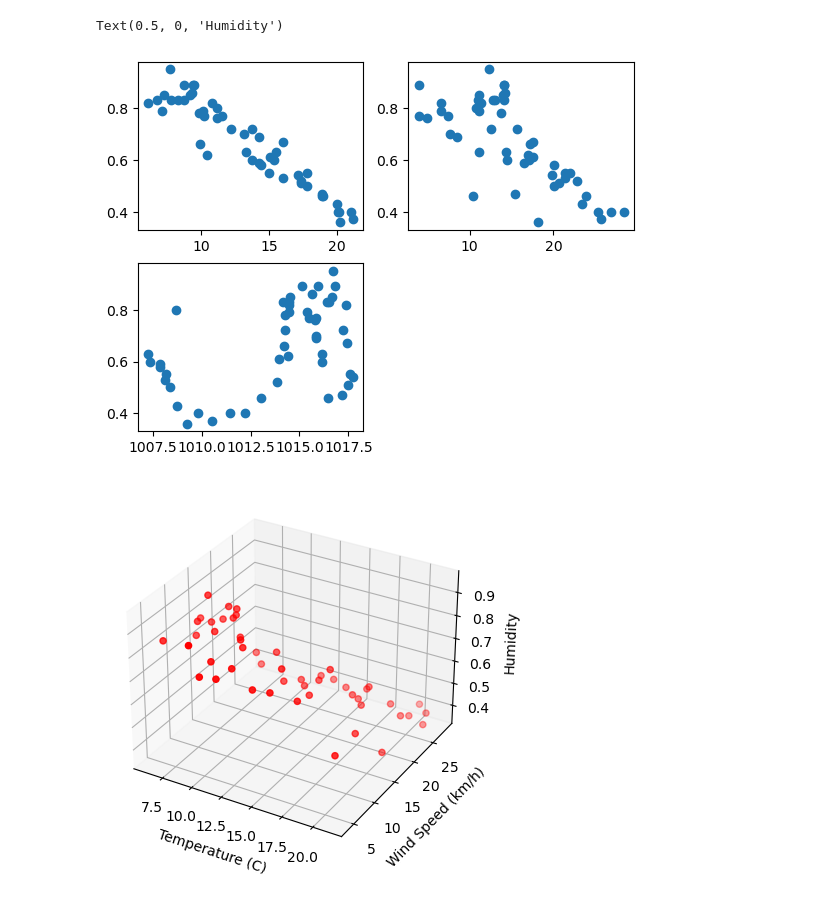
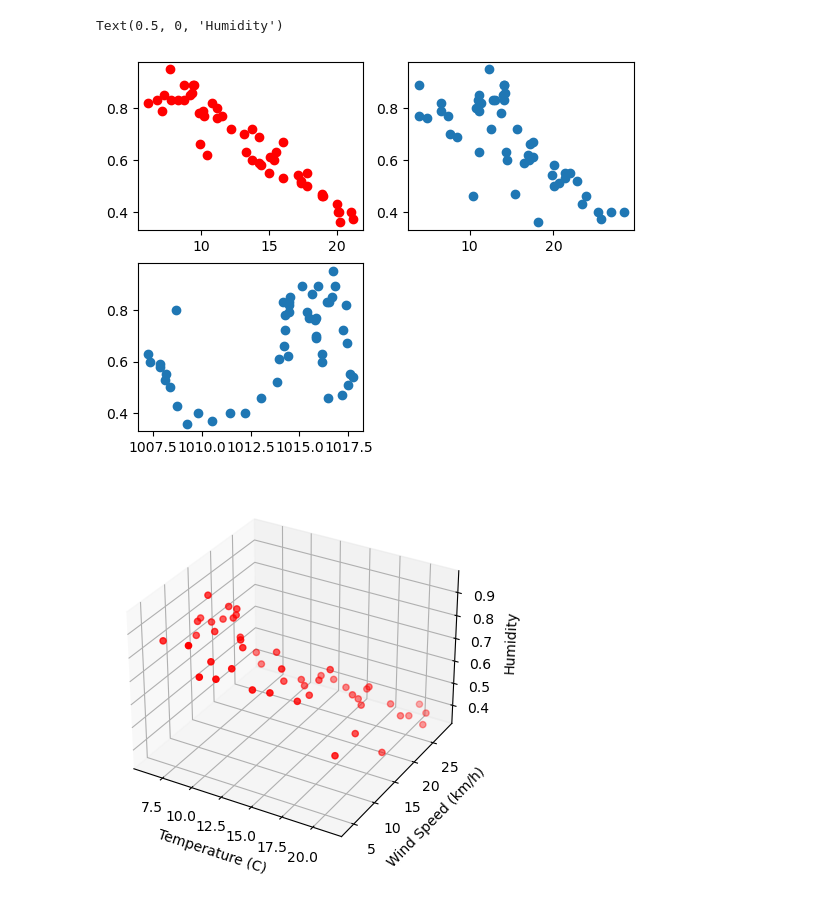
Before and after one commit to shankar1R/AI-ML, a Jupyter notebook: multiple linear reggression.ipynb, the cells around one changed output. Cells and saved outputs as stored; diff of their text form; code cells hidden in the pictures.

```diff
--- a/multiple linear reggression.ipynb
+++ b/multiple linear reggression.ipynb
@@ -12,6 +12,7 @@ weather_data_m
 weather_data_m.columns
 
 
+#  define x and y
 # Set the features of our model, these are our potential inputs
 weather_features = ['Temperature (C)', 'Wind Speed (km/h)', 'Pressure (millibars)']
 
@@ -26,33 +27,33 @@ y = weather_data_m.Humidity
 # we produce scatter plots for Humidity against each of our input variables
 
 plt.subplot(2,2,1)
-plt.scatter(X['Temperature (C)'],y)
+plt.scatter(X['Temperature (C)'],y,c='red')
 plt.subplot(2,2,2)
 plt.scatter(X['Wind Speed (km/h)'],y)
 plt.subplot(2,2,3)
 plt.scatter(X['Pressure (millibars)'],y)
 
 from sklearn.linear_model import LinearRegression
 
 mlr_model = LinearRegression()
 mlr_model.fit(X, y)
 
 # Import library to produce a 3D plot
 from mpl_toolkits.mplot3d import Axes3D
 
 fig = plt.figure()
 ax = fig.add_subplot(111, projection='3d')
 
 x1 = X["Temperature (C)"]
 x2 = X["Wind Speed (km/h)"]
 
 ax.scatter(x1, x2, y, c='r', marker='o')
 
 # Set axis labels
 ax.set_xlabel('Temperature (C)')
 ax.set_ylabel('Wind Speed (km/h)')
 ax.set_zlabel('Humidity')
 # %% [output]
 Text(0.5, 0, 'Humidity')
-[figure, old version]
+[figure, new version]
 [figure]
```
Also changed, not shown: parts of 5 cells of this notebook, 2 other files.
